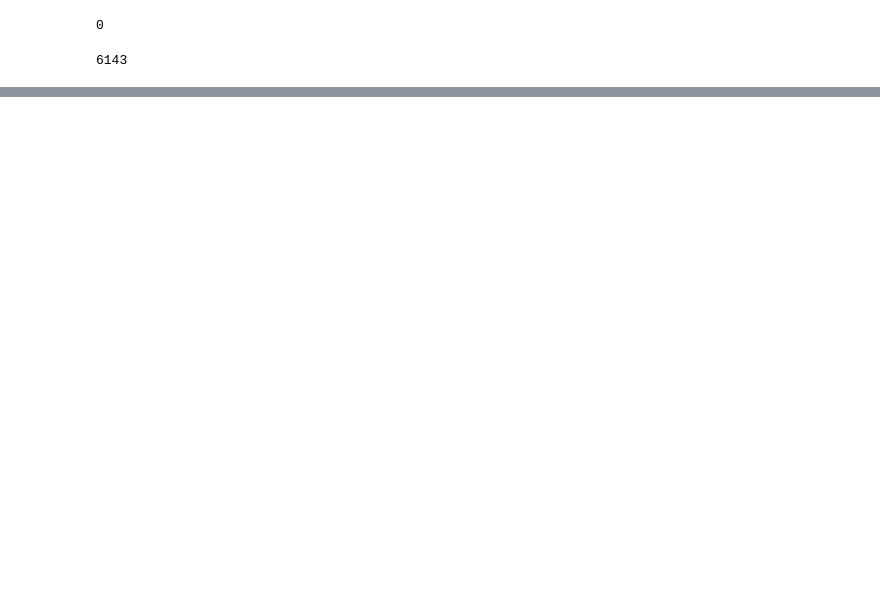
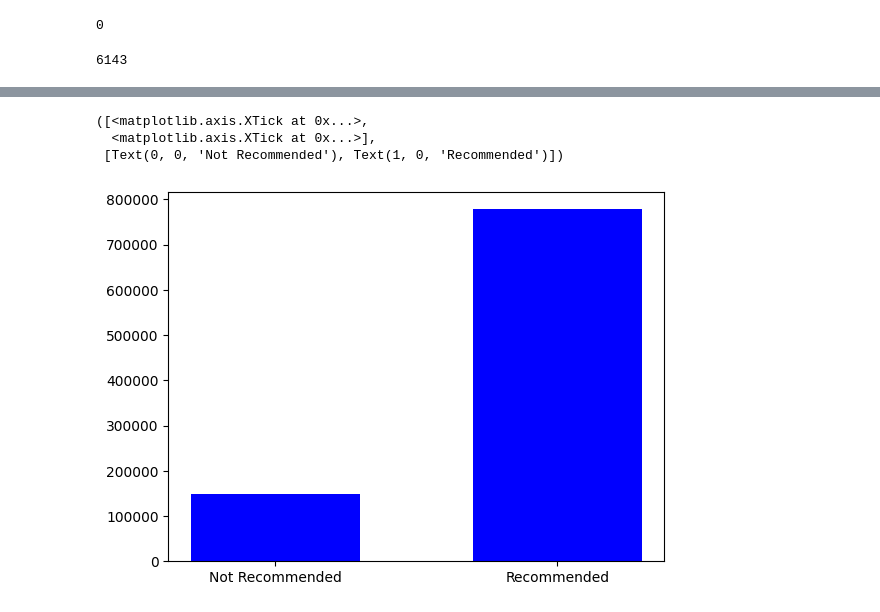
Before and after one commit to uhrelee/sephora_nlp, a Jupyter notebook: sephora_nlp.ipynb, the cells around one changed output, grey strips where cells are left out. Saved outputs shown, nothing was run; the diff lists cells and outputs as text; code cells hidden in the pictures; blank space fills up the shorter version.

```diff
--- a/sephora_nlp.ipynb
+++ b/sephora_nlp.ipynb
@@ -103,0 +168,10 @@ len(products_without_reviews)
+# %%
+rec_counts = reviews['is_recommended'].value_counts(dropna=False)
+plt.bar(rec_counts.index, rec_counts.values, width=0.6, align='center', color='blue')
+plt.xticks([0, 1], ['Not Recommended', 'Recommended'])
+plt.title('Distribution of Recommended Products in Reviews')
+# %% [output]
+([<matplotlib.axis.XTick at 0x...>,
+  <matplotlib.axis.XTick at 0x...>],
+ [Text(0, 0, 'Not Recommended'), Text(1, 0, 'Recommended')])
+[figure, added]
```
Also changed, not shown: parts of 32 cells of this notebook.
